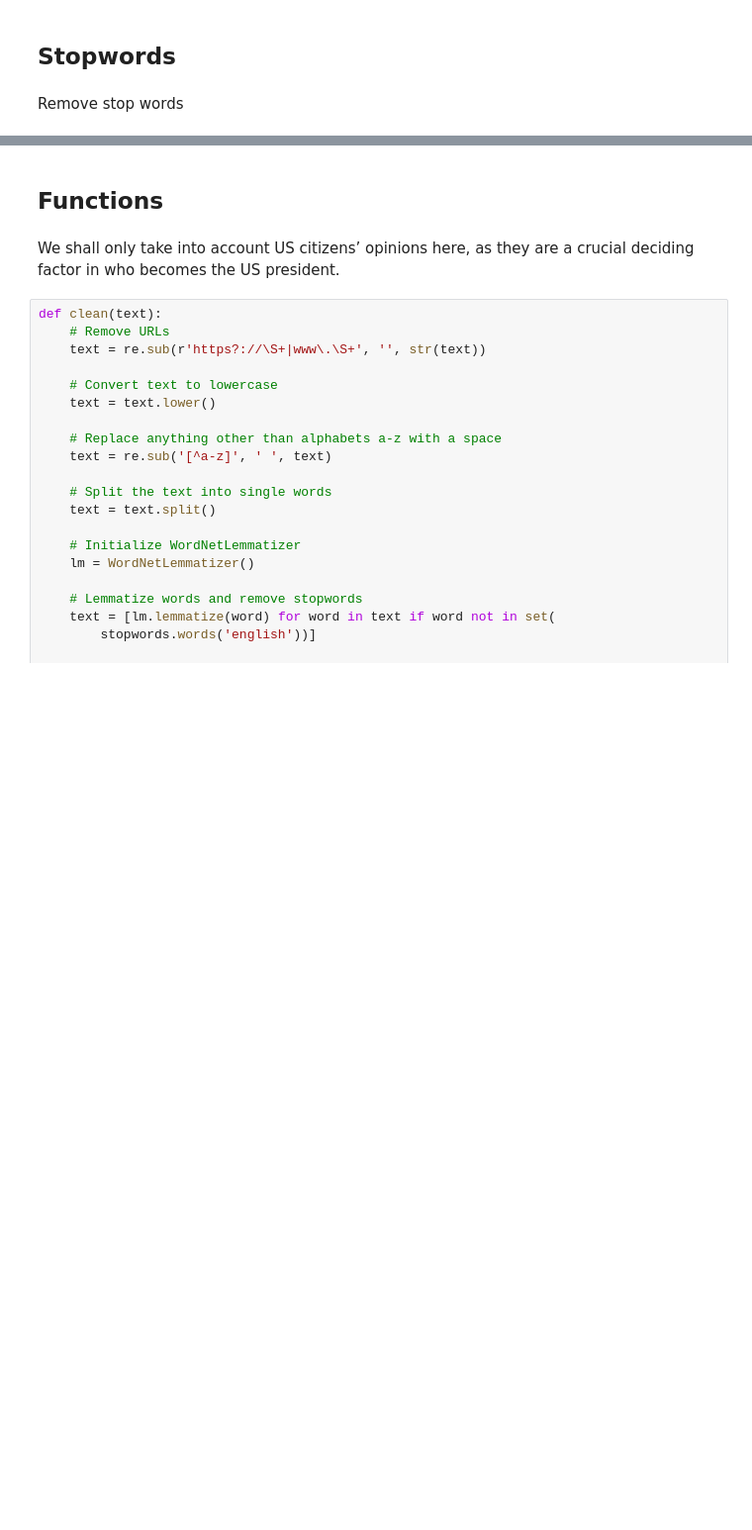
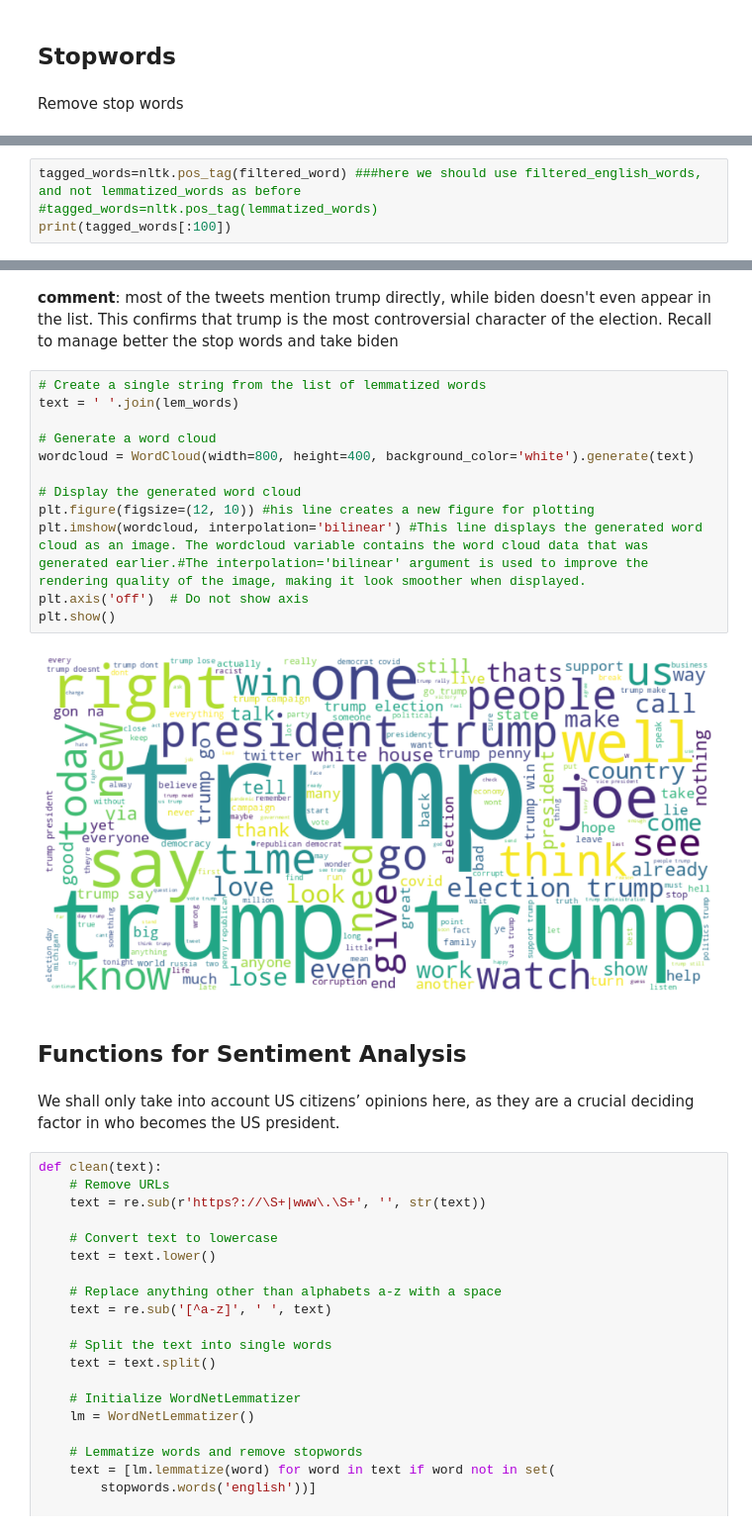
Before and after one commit to dolpolo/Python_project, a Jupyter notebook: Sentiment_Biden_vs_Trump.ipynb, the cells around one changed output, grey strips where cells are left out. Shown at 99% size. Saved outputs shown, nothing was run; the diff lists cells and outputs as text; blank space fills up the shorter version.

Commit message:
final analysis in jupiter

```diff
--- a/Sentiment_Biden_vs_Trump.ipynb
+++ b/Sentiment_Biden_vs_Trump.ipynb
@@ -205,0 +357,4 @@ Filtered Sentence: ['elecciones2020', 'en', 'florida', 'joebiden', 'dice', 'que'
+# %%
+tagged_words=nltk.pos_tag(filtered_word) ###here we should use filtered_english_words, and not lemmatized_words as before
+#tagged_words=nltk.pos_tag(lemmatized_words)
+print(tagged_words[:100])
@@ -206,5 +414,21 @@ Filtered Sentence: ['elecciones2020', 'en', 'florida', 'joebiden', 'dice', 'que'
+# %% [markdown]
+**comment**: most of the tweets mention trump directly, while  biden doesn't even appear in the list. This confirms that trump is the most controversial character of the election. Recall to manage better the stop words and take biden
+# %%
+# Create a single string from the list of lemmatized words
+text = ' '.join(lem_words)
+
+# Generate a word cloud
+wordcloud = WordCloud(width=800, height=400, background_color='white').generate(text)
+
+# Display the generated word cloud
+plt.figure(figsize=(12, 10)) #his line creates a new figure for plotting
+plt.imshow(wordcloud, interpolation='bilinear') #This line displays the generated word cloud as an image. The wordcloud variable contains the word cloud data that was generated earlier.#The interpolation='bilinear' argument is used to improve the rendering quality of the image, making it look smoother when displayed.
+plt.axis('off')  # Do not show axis
+plt.show()
+# %% [output]
+[figure, added]
 # %% [markdown]
-## Functions
+## Functions for Sentiment Analysis
 # %% [markdown]
 We shall only take into account US citizens’ opinions here, as they are a crucial deciding factor in who becomes the US president.
 # %%
```
Also changed, not shown: parts of 56 cells of this notebook, 3 other files.
